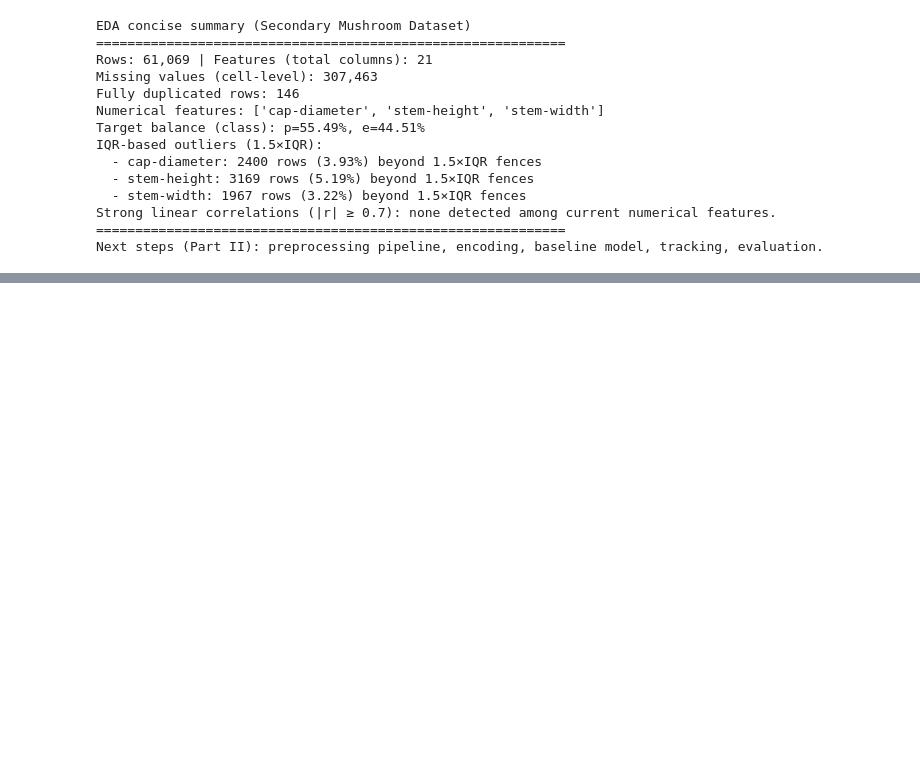
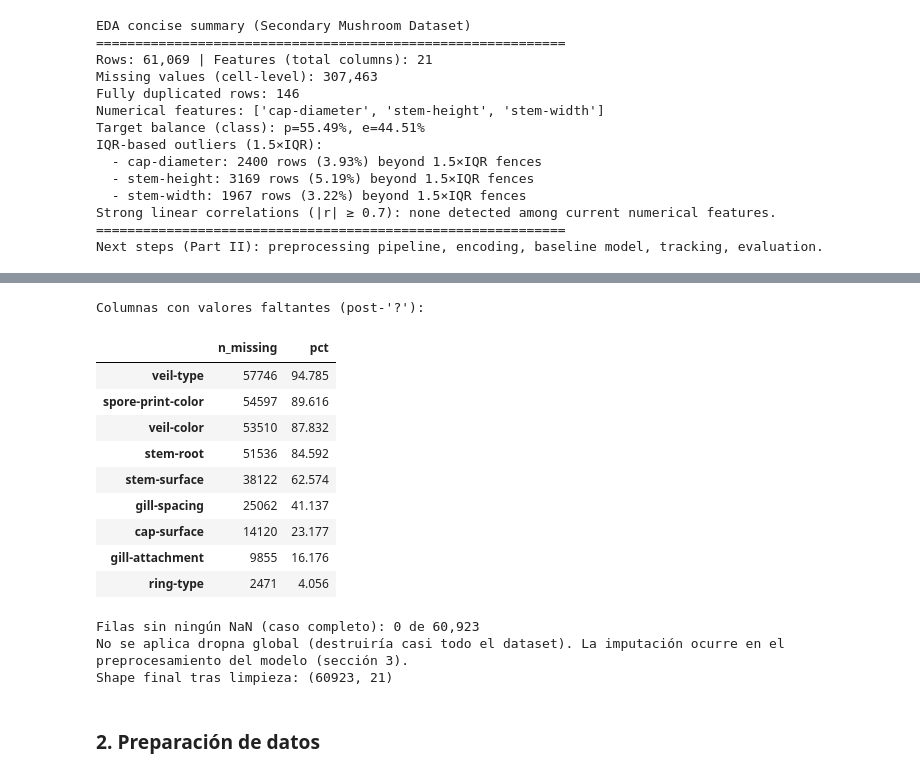
Before and after one commit to CarlosAMorcillo/MLOps-mushroom, a Jupyter notebook: notebooks/MLOps_UdeM_Mushroom_Part_II.ipynb, the cells around one changed output, grey strips where cells are left out. Drawn from its saved outputs; the diff is of its cells as text; code cells hidden in the pictures; blank space fills up the shorter version.

```diff
--- a/notebooks/MLOps_UdeM_Mushroom.ipynb
+++ b/notebooks/MLOps_UdeM_Mushroom_Part_II.ipynb
@@ -777,0 +864,66 @@ Next steps (Part II): preprocessing pipeline, encoding, baseline model, tracking
+# %%
+# ---------------------------------------------------------------------------
+# 1.b) Codificación de valores desconocidos como NaN
+# En UCI/secondary mushroom, '?' suele representar desconocido. Lo normalizamos a NaN
+# para poder contar y tratar faltantes de forma explícita.
+# ---------------------------------------------------------------------------
+ml_df = ml_df.replace(r"^\s*\?\s*$", np.nan, regex=True)
+# Por si hubiera '?' sin regex en strings simples:
+ml_df = ml_df.replace("?", np.nan)
+
+missing_per_col = ml_df.isna().sum().sort_values(ascending=False)
+missing_tbl = (
+    missing_per_col[missing_per_col > 0]
+    .to_frame("n_missing")
+    .assign(pct=lambda t: (100 * t["n_missing"] / len(ml_df)).round(3))
+)
+print("Columnas con valores faltantes (post-'?'):")
+display(missing_tbl if not missing_tbl.empty else pd.DataFrame({"info": ["sin NaN"]}))
+
+# ---------------------------------------------------------------------------
+# 1.c) Valores faltantes: eliminación vs imputación
+# Regla práctica: si `dropna(how="any")` deja un conjunto razonable, eliminamos filas
+# incompletas (caso ideal del enunciado). En este dataset, los faltantes son masivos
+# y coexisten en casi todas las filas: la eliminación listwise vaciaría el corpus.
+# Por tanto **no aplicamos dropna global** y delegamos la imputación al Pipeline
+# (mediana / moda calculadas solo con el train → sin leakage).
+# ---------------------------------------------------------------------------
+rows_before = len(ml_df)
+complete_mask = ~ml_df.isna().any(axis=1)
+n_complete = int(complete_mask.sum())
+print(f"Filas sin ningún NaN (caso completo): {n_complete:,} de {rows_before:,}")
+
+if n_complete >= 0.5 * rows_before:
+    ml_df = ml_df.loc[complete_mask].reset_index(drop=True)
+    print("Se aplicó dropna: al menos el 50% de filas permanecía completo.")
+else:
+    print(
+        "No se aplica dropna global (destruiría casi todo el dataset). "
+        "La imputación ocurre en el preprocesamiento del modelo (sección 3)."
+    )
+
+# Si el target tuviera NaN, sí conviene descartar esas filas (no aprendibles).
+bad_target = ml_df[TARGET].isna()
+if bad_target.any():
+    n_bt = int(bad_target.sum())
+    ml_df = ml_df.loc[~bad_target].reset_index(drop=True)
+    print(f"Filas eliminadas por etiqueta {TARGET} ausente: {n_bt:,}")
+
+print("Shape final tras limpieza:", ml_df.shape)
+# %% [output]
+Columnas con valores faltantes (post-'?'):
+|  | n_missing | pct |
+| veil-type | 57746 | 94.785 |
+| spore-print-color | 54597 | 89.616 |
+| veil-color | 53510 | 87.832 |
+| stem-root | 51536 | 84.592 |
+| stem-surface | 38122 | 62.574 |
+| gill-spacing | 25062 | 41.137 |
+| cap-surface | 14120 | 23.177 |
+| gill-attachment | 9855 | 16.176 |
+| ring-type | 2471 | 4.056 |
+Filas sin ningún NaN (caso completo): 0 de 60,923
+No se aplica dropna global (destruiría casi todo el dataset). La imputación ocurre en el preprocesamiento del modelo (sección 3).
+Shape final tras limpieza: (60923, 21)
+# %% [markdown]
+### 2. Preparación de datos
```
Also changed, not shown: parts of 19 cells of this notebook, 14 other files.
